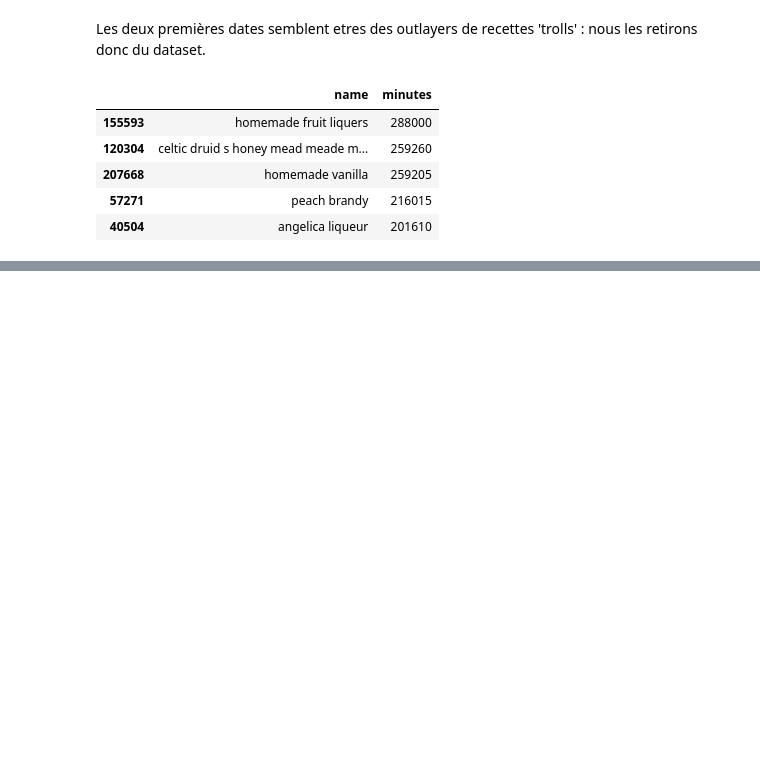
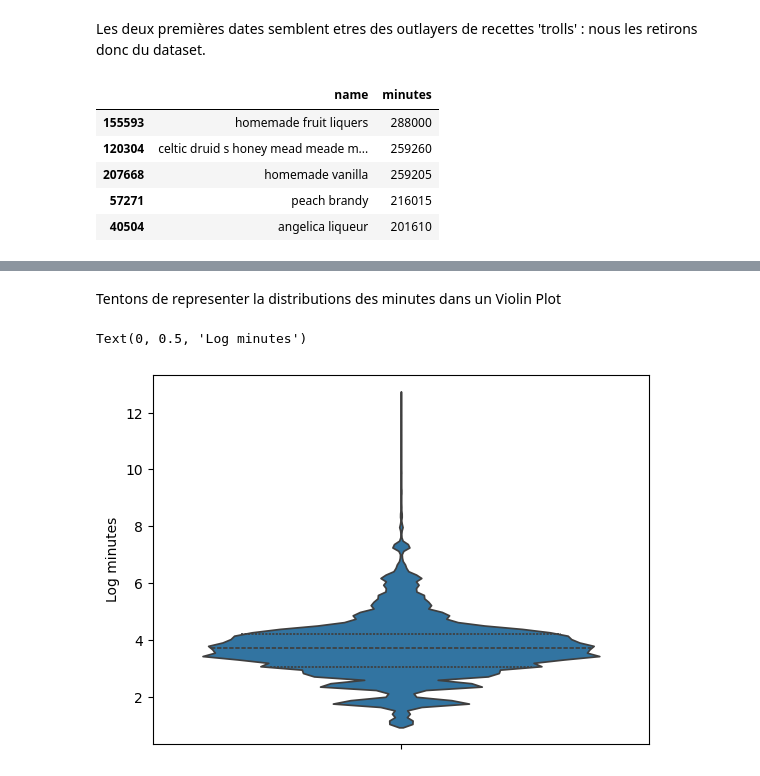
Before and after one commit to amaldre/projet_Kit_Big_Data, a Jupyter notebook: data_processing/eda__features_mode.ipynb, the cells around one changed output, grey strips where cells are left out. Cells and saved outputs as stored; diff of their text form; code cells hidden in the pictures; blank space fills up the shorter version.

```diff
--- a/data_processing/eda__features_mode.ipynb
+++ b/data_processing/eda__features_mode.ipynb
@@ -193,0 +227,9 @@ df_g.describe()
+# %% [markdown]
+Tentons de representer la distributions des minutes dans un Violin Plot
+# %%
+plt.figure()
+sb.violinplot(np.log(1+df_g['minutes']),inner='quartile')
+plt.ylabel('Log minutes')
+# %% [output]
+Text(0, 0.5, 'Log minutes')
+[figure, added]
```
Also changed, not shown: parts of 40 cells of this notebook.
